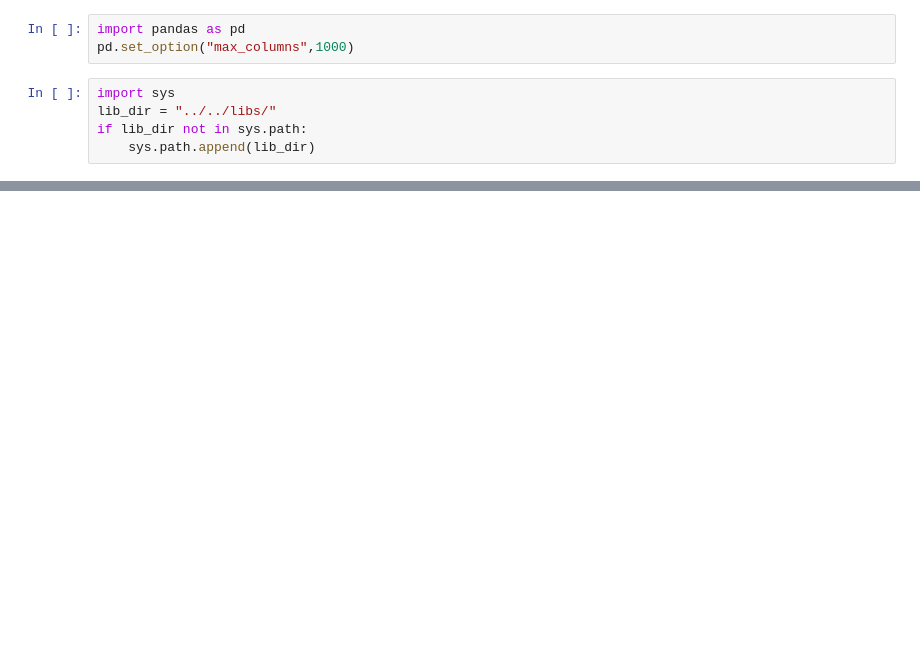
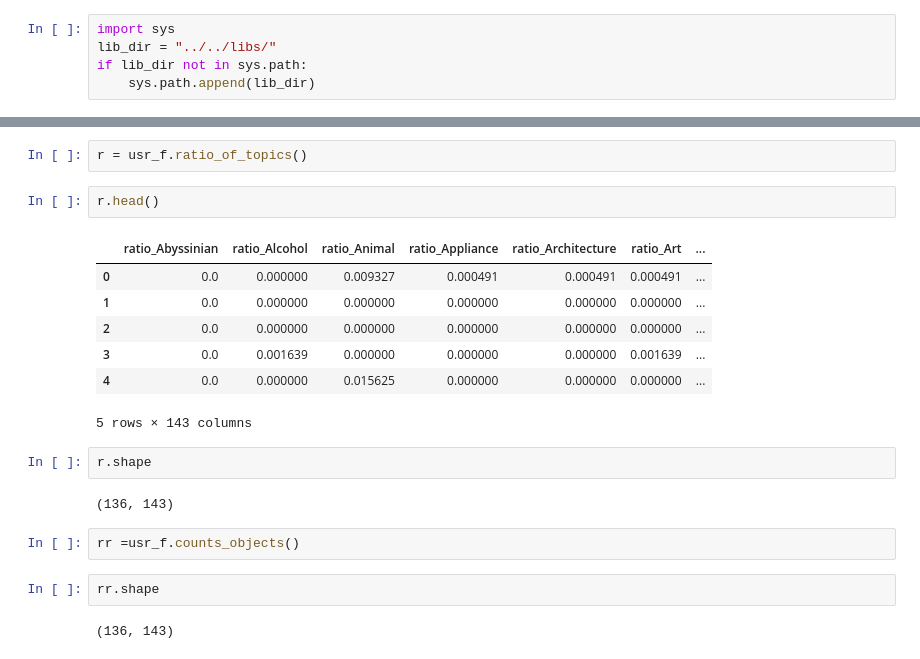
Before and after one commit to JeroenSchmidt/UvA-DSF-group, a Jupyter notebook: uc2/exploration_notebooks/jeroen/Untitled.ipynb, the cells around one changed output, grey strips where cells are left out. Cells and saved outputs as stored; diff of their text form; blank space fills up the shorter version.

```diff
--- a/uc2/exploration_notebooks/jeroen/Untitled.ipynb
+++ b/uc2/exploration_notebooks/jeroen/Untitled.ipynb
@@ -1,6 +1,3 @@
-# %%
-import pandas as pd
-pd.set_option("max_columns",1000)
 # %%
 import sys
 lib_dir = "../../libs/"
@@ -340,0 +98,22 @@ usr_f.average_engagement().head(1)
+# %%
+r = usr_f.ratio_of_topics()
+# %%
+r.head()
+# %% [output]
+|  | ratio_Abyssinian | ratio_Alcohol | ratio_Animal | ratio_Appliance | ratio_Architecture | ratio_Art | ... |
+| 0 | 0.0 | 0.000000 | 0.009327 | 0.000491 | 0.000491 | 0.000491 | ... |
+| 1 | 0.0 | 0.000000 | 0.000000 | 0.000000 | 0.000000 | 0.000000 | ... |
+| 2 | 0.0 | 0.000000 | 0.000000 | 0.000000 | 0.000000 | 0.000000 | ... |
+| 3 | 0.0 | 0.001639 | 0.000000 | 0.000000 | 0.000000 | 0.001639 | ... |
+| 4 | 0.0 | 0.000000 | 0.015625 | 0.000000 | 0.000000 | 0.000000 | ... |
+5 rows × 143 columns
+# %%
+r.shape
+# %% [output]
+(136, 143)
+# %%
+rr =usr_f.counts_objects()
+# %%
+rr.shape
+# %% [output]
+(136, 143)
```
Also changed, not shown: parts of 55 cells of this notebook, 13 other files.
